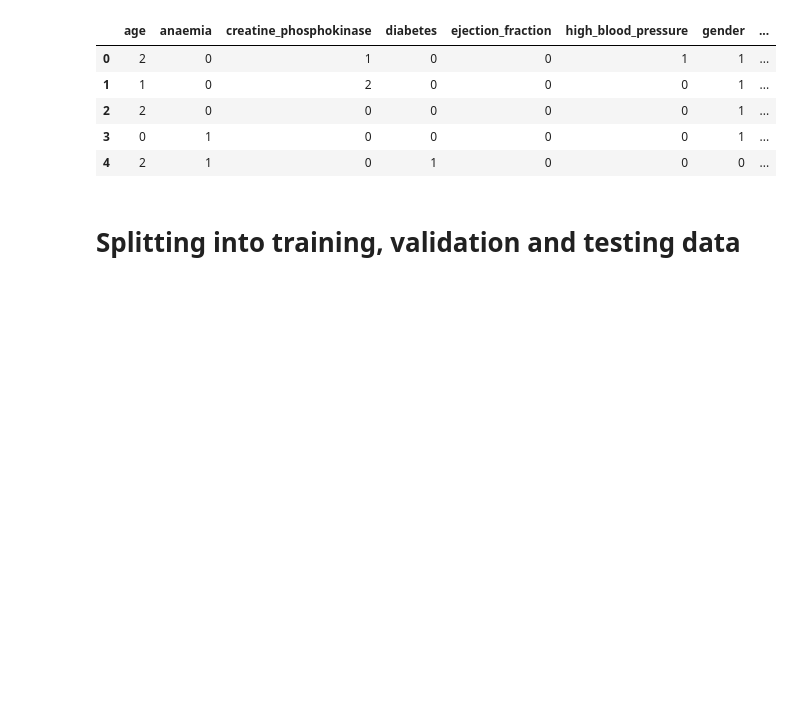
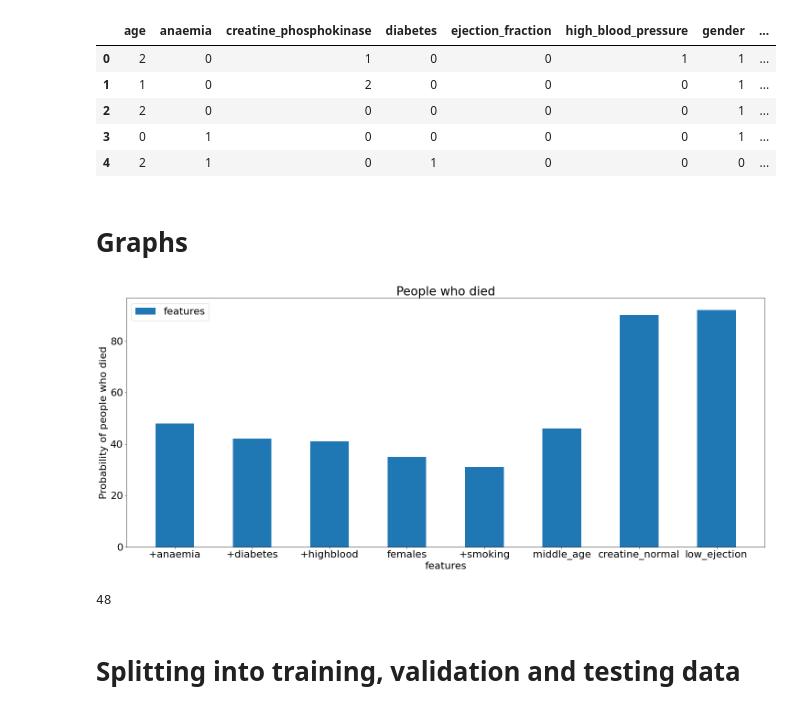
Before and after one commit to Artificial-Intelligence-101/ML, a Jupyter notebook: Naive_Bayes.ipynb, the cells around one changed output. Saved outputs shown, nothing was run; the diff lists cells and outputs as text; code cells hidden in the pictures; blank space fills up the shorter version.

Commit message:
added a graph

```diff
--- a/Naive_Bayes.ipynb
+++ b/Naive_Bayes.ipynb
@@ -88,5 +89,78 @@ See the caveats in the documentation: https://pandas.pydata.org/pandas-docs/stab
 | 2 | 2 | 0 | 0 | 0 | 0 | 0 | 1 | ... |
 | 3 | 0 | 1 | 0 | 0 | 0 | 0 | 1 | ... |
 | 4 | 2 | 1 | 0 | 1 | 0 | 0 | 0 | ... |
+# %% [markdown]
+# Graphs
+# %%
+# trim data to only people who died
+death_data = data[data.DEATH_EVENT != 0]
+
+# number of deaths in each feature
+number_of_deaths = len(death_data)
+positive_anaemia = len(death_data[death_data.anaemia != 0])
+positive_diabetes = len(death_data[death_data.diabetes != 0])
+positive_highblood = len(death_data[death_data.high_blood_pressure != 0])
+positive_gender = len(death_data[death_data.gender != 1])#females
+positive_smoking = len(death_data[death_data.smoking != 0])
+positive_middle_age = len(death_data[death_data.age != 2])
+positive_old_age = len(death_data[death_data.age == 2])
+positive_creatine_normal = len(death_data[death_data.creatine_phosphokinase != 2])
+positive_creatine_high = len(death_data[death_data.creatine_phosphokinase == 2])
+positive_low_ejection = len(death_data[death_data.ejection_fraction != 2])
+positive_normal_ejection= len(death_data[death_data.ejection_fraction == 2])
+
+# probability of deaths
+probability_anaemia = round((positive_anaemia/number_of_deaths)*100)
+probability_diabetes = round((positive_diabetes/number_of_deaths)*100)
+probability_highblood = round((positive_highblood/number_of_deaths)*100)
+probability_gender = round((positive_gender/number_of_deaths)*100)
+
+probability_smoking = round((positive_smoking/number_of_deaths)*100)
+probability_middle_age = round((positive_middle_age/number_of_deaths)*100)
+probability_old_age = round((positive_old_age/number_of_deaths)*100)
+probability_creatine_normal = round((positive_creatine_normal/number_of_deaths)*100)
+probability_creatine_high = round((positive_creatine_high/number_of_deaths)*100)
+probability_low_ejection = round((positive_low_ejection/number_of_deaths)*100)
+probability_normal_ejection = round((positive_normal_ejection/number_of_deaths)*100)
+
+# plotting the graph
+N = 8
+
+#data on y-axis
+bar = (probability_anaemia, probability_diabetes, probability_highblood, probability_gender,
+       probability_smoking, probability_middle_age, probability_creatine_normal,
+       probability_low_ejection)
+
+#position of bars on x-axis
+index = np.arange(N)
+
+#figure size
+plt.figure(figsize=(25,10))
+
+# width of bar
+width = 0.5
+
+#plotting
+plt.bar(index, bar, width, label='features')
+
+plt.xlabel('features')
+plt.ylabel('Probability of people who died')
+plt.title('People who died')
+
+# xticks()
+# First argument - A list of positions at which ticks should be placed
+# Second argument -  A list of labels to place at the given locations
+plt.xticks(index , ('+anaemia', '+diabetes', '+highblood', 'females',
+       '+smoking', 'middle_age', 'creatine_normal',
+       'low_ejection'))
+
+# Finding the best position for legends and putting it
+plt.legend(loc='best')
+plt.show()
+
+print(probability_anaemia)
+# %% [output]
+[figure, added]
+48
 # %% [markdown]
 # Splitting into training, validation and testing data
```
Also changed, not shown: parts of 1 cell of this notebook.
